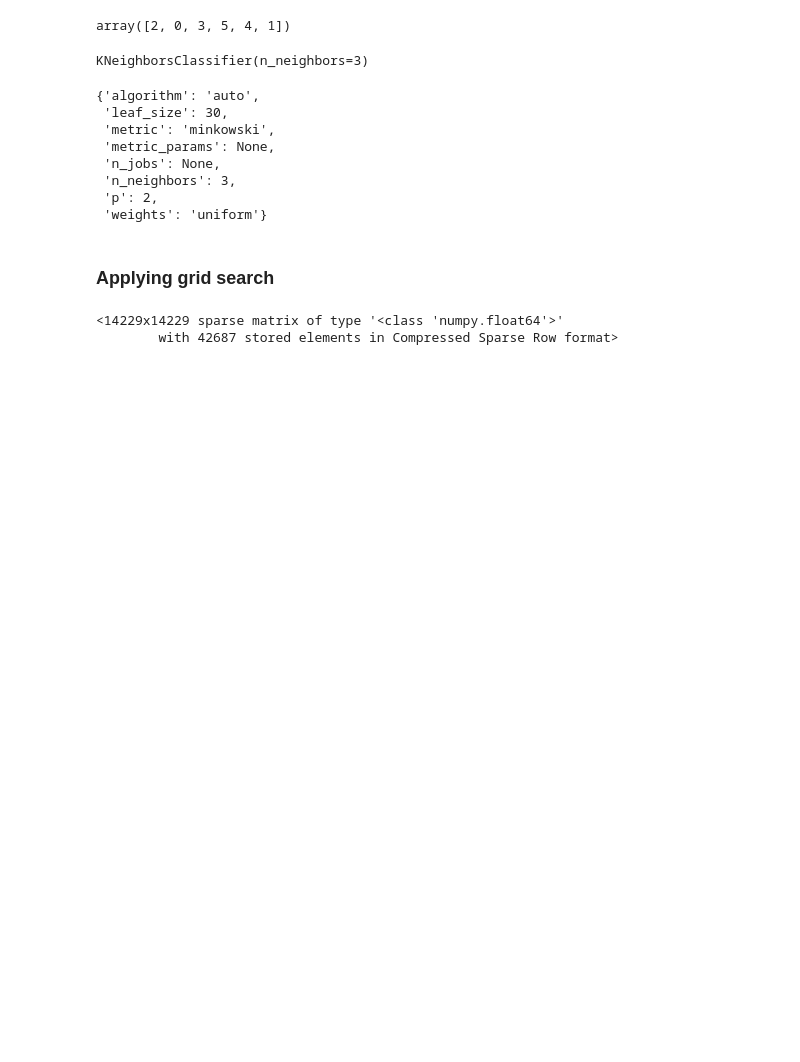
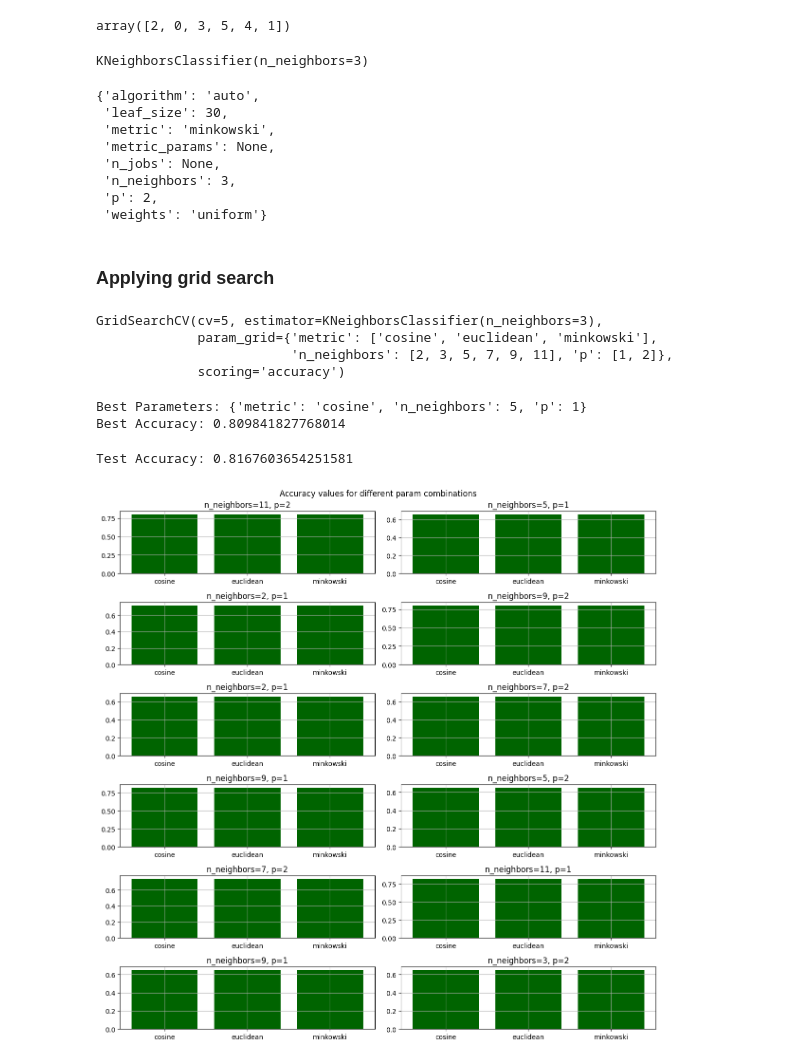
Before and after one commit to Wissemamr/AQI_classification, a Jupyter notebook: src/classification_algortihms/KNN.ipynb, the cells around one changed output. Saved outputs shown, nothing was run; the diff lists cells and outputs as text; code cells hidden in the pictures; blank space fills up the shorter version.

Commit message:
added grid search

```diff
--- a/src/classification_algortihms/KNN.ipynb
+++ b/src/classification_algortihms/KNN.ipynb
@@ -29,8 +29,9 @@ y.unique()
 # %% [output]
 array([2, 0, 3, 5, 4, 1])
 # %%
-params = {'n_neighbors': [3,5,7,9],
-          'p': [1,2]}
+params = {'n_neighbors': [2,3,5,7,9,11],
+          'p': [1,2],
+          'metric': ['cosine', 'euclidean', 'minkowski']}
 # %%
 clf = KNeighborsClassifier(n_neighbors=3, p=2)
 clf.fit(X, y)
@@ -51,9 +52,58 @@ clf.get_params()
 # clf.kneighbors()
 # %% [markdown]
 ### Applying grid search
-# %%
-res = clf.kneighbors_graph()
-res
-# %% [output]
-<14229x14229 sparse matrix of type '<class 'numpy.float64'>'
-        with 42687 stored elements in Compressed Sparse Row format>
+# %%
+from sklearn.model_selection import GridSearchCV
+grid_search = GridSearchCV(estimator=clf, param_grid=params, cv=5, scoring='accuracy')
+grid_search.fit(X_train, y_train)
+# %% [output]
+GridSearchCV(cv=5, estimator=KNeighborsClassifier(n_neighbors=3),
+             param_grid={'metric': ['cosine', 'euclidean', 'minkowski'],
+                         'n_neighbors': [2, 3, 5, 7, 9, 11], 'p': [1, 2]},
+             scoring='accuracy')
+# %%
+print("Best Parameters:", grid_search.best_params_)
+
+# Print the best accuracy score
+print("Best Accuracy:", grid_search.best_score_)
+# %% [output]
+Best Parameters: {'metric': 'cosine', 'n_neighbors': 5, 'p': 1}
+Best Accuracy: 0.809841827768014
+# %%
+best_knn = grid_search.best_estimator_
+# Evaluate the best model on the test set
+test_accuracy = best_knn.score(X_test, y_test)
+print("Test Accuracy:", test_accuracy)
+# %% [output]
+Test Accuracy: 0.8167603654251581
+# %%
+import numpy as np
+import matplotlib.pyplot as plt
+
+accuracies = []
+param_values = set()
+for n_neighbors in params['n_neighbors']:
+    for p in params['p']:
+        for metric in params['metric']:
+            if (n_neighbors, p, metric) not in param_values:
+                knn = KNeighborsClassifier(n_neighbors=n_neighbors, p=p, metric=metric)
+                knn.fit(X_train, y_train)
+                accuracy = knn.score(X_test, y_test)
+                accuracies.append(accuracy)
+                param_values.add((n_neighbors, p, metric))
+
+# Create subplots based on unique parameter combinations
+fig, axs = plt.subplots(len(params['n_neighbors']), len(params['p']), figsize=(12, 12))
+fig.suptitle('Accuracy values for different param combinations')
+for i, ax in enumerate(axs.flat):
+    n_neighbors, p, metric = list(param_values)[i]
+    ax.bar(range(len(params['metric'])), accuracies[i::len(param_values)], color='darkgreen')
+    ax.set_xticks(range(len(params['metric'])))
+    ax.set_xticklabels(params['metric'])
+    ax.set_title(f'n_neighbors={n_neighbors}, p={p}')
+    ax.grid(True)
+
+plt.tight_layout()
+plt.show()
+# %% [output]
+[figure, added]
```
Also changed, not shown: parts of 2 cells of this notebook.
